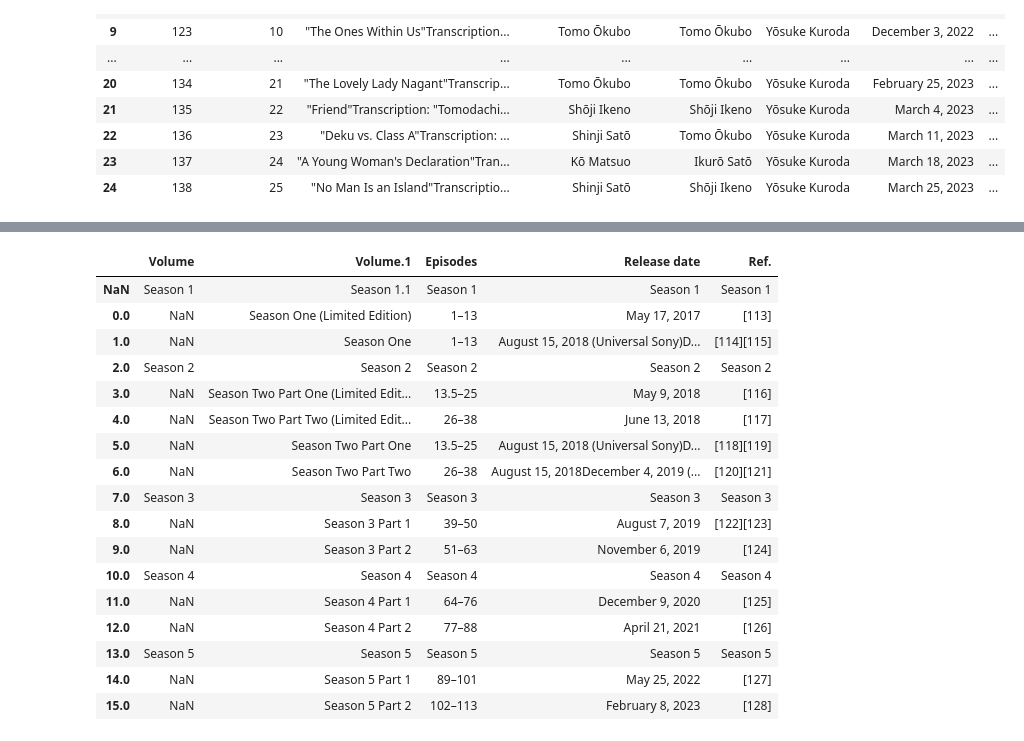
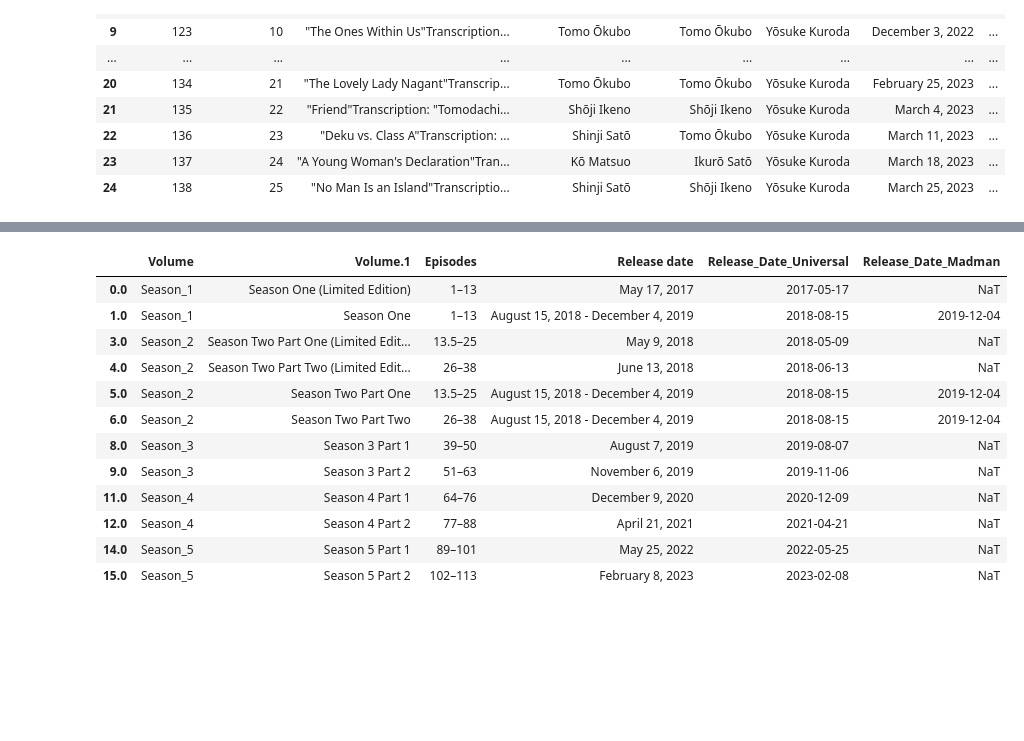
Before and after one commit to irwinjacky/AnimeShips, a Jupyter notebook: Anime_Clean.ipynb, the cells around one changed output, grey strips where cells are left out. Saved outputs shown, nothing was run; the diff lists cells and outputs as text; code cells hidden in the pictures; blank space fills up the shorter version.

```diff
--- a/Anime_Clean.ipynb
+++ b/Anime_Clean.ipynb
@@ -332,24 +439,66 @@ UP_UK
 # %%
 US_ME.head()
+#pd.set_option("max_colwidth", None)
 
 US_ME = US_ME.loc[:, ~US_ME.columns.str.contains('^Unnamed')]
 US_ME
+
+US_ME['Release date']=US_ME['Release date'].replace(['August 15, 2018 (Universal Sony)December 4, 2019 (Madman)'],'August 15, 2018 - December 4, 2019')
+US_ME
+
+US_ME['Release date']=US_ME['Release date'].replace(['August 15, 2018December 4, 2019 (Madman)'],'August 15, 2018 - December 4, 2019')
+US_ME
+
+US_ME.loc[0:1,'Volume']='Season_1'
+US_ME
+US_ME.loc[3:6,'Volume']='Season_2'
+US_ME
+US_ME.loc[8:9,'Volume']='Season_3'
+US_ME
+US_ME.loc[11:12,'Volume']='Season_4'
+US_ME
+US_ME.loc[14:15,'Volume']='Season_5'
+US_ME
+
+US_ = US_ME.drop(US_ME.index[14])
+US_
+_ME= US_.drop(US_.index[11])
+_ME
+US_ = _ME.drop(_ME.index[8])
+US_
+ME_ = US_.drop(US_.index[3])
+ME_
+ME_US = ME_[ME_.index.notnull()]
+ME_US
+
+
+
+releasedatesplit = ME_US['Release date'].str.split(pat='-',expand=True)
+releasedatesplit
+releasedatesplit.columns = ["Release_Date_Universal","Release_Date_Madman"]
+releasedatesplit
+ME_US = ME_US.join(releasedatesplit)
+ME_US
+
+ME_US["Release_Date_Universal"] = pd.to_datetime(ME_US["Release_Date_Universal"])
+ME_US
+
+ME_US["Release_Date_Madman"] = pd.to_datetime(ME_US["Release_Date_Madman"],errors='coerce')
+ME_US
+
+Us_Me = ME_US.drop(columns=['Ref.'])
+Us_Me
 # %% [output]
-|  | Volume | Volume.1 | Episodes | Release date | Ref. |
-| NaN | Season 1 | Season 1.1 | Season 1 | Season 1 | Season 1 |
-| 0.0 | NaN | Season One (Limited Edition) | 1–13 | May 17, 2017 | [113] |
-| 1.0 | NaN | Season One | 1–13 | August 15, 2018 (Universal Sony)D... | [114][115] |
-| 2.0 | Season 2 | Season 2 | Season 2 | Season 2 | Season 2 |
-| 3.0 | NaN | Season Two Part One (Limited Edit... | 13.5–25 | May 9, 2018 | [116] |
-| 4.0 | NaN | Season Two Part Two (Limited Edit... | 26–38 | June 13, 2018 | [117] |
-| 5.0 | NaN | Season Two Part One | 13.5–25 | August 15, 2018 (Universal Sony)D... | [118][119] |
-| 6.0 | NaN | Season Two Part Two | 26–38 | August 15, 2018December 4, 2019 (... | [120][121] |
-| 7.0 | Season 3 | Season 3 | Season 3 | Season 3 | Season 3 |
-| 8.0 | NaN | Season 3 Part 1 | 39–50 | August 7, 2019 | [122][123] |
-| 9.0 | NaN | Season 3 Part 2 | 51–63 | November 6, 2019 | [124] |
-| 10.0 | Season 4 | Season 4 | Season 4 | Season 4 | Season 4 |
-| 11.0 | NaN | Season 4 Part 1 | 64–76 | December 9, 2020 | [125] |
-| 12.0 | NaN | Season 4 Part 2 | 77–88 | April 21, 2021 | [126] |
-| 13.0 | Season 5 | Season 5 | Season 5 | Season 5 | Season 5 |
-| 14.0 | NaN | Season 5 Part 1 | 89–101 | May 25, 2022 | [127] |
-| 15.0 | NaN | Season 5 Part 2 | 102–113 | February 8, 2023 | [128] |
+|  | Volume | Volume.1 | Episodes | Release date | Release_Date_Universal | Release_Date_Madman |
+| 0.0 | Season_1 | Season One (Limited Edition) | 1–13 | May 17, 2017 | 2017-05-17 | NaT |
+| 1.0 | Season_1 | Season One | 1–13 | August 15, 2018 - December 4, 2019 | 2018-08-15 | 2019-12-04 |
+| 3.0 | Season_2 | Season Two Part One (Limited Edit... | 13.5–25 | May 9, 2018 | 2018-05-09 | NaT |
+| 4.0 | Season_2 | Season Two Part Two (Limited Edit... | 26–38 | June 13, 2018 | 2018-06-13 | NaT |
+| 5.0 | Season_2 | Season Two Part One | 13.5–25 | August 15, 2018 - December 4, 2019 | 2018-08-15 | 2019-12-04 |
+| 6.0 | Season_2 | Season Two Part Two | 26–38 | August 15, 2018 - December 4, 2019 | 2018-08-15 | 2019-12-04 |
+| 8.0 | Season_3 | Season 3 Part 1 | 39–50 | August 7, 2019 | 2019-08-07 | NaT |
+| 9.0 | Season_3 | Season 3 Part 2 | 51–63 | November 6, 2019 | 2019-11-06 | NaT |
+| 11.0 | Season_4 | Season 4 Part 1 | 64–76 | December 9, 2020 | 2020-12-09 | NaT |
+| 12.0 | Season_4 | Season 4 Part 2 | 77–88 | April 21, 2021 | 2021-04-21 | NaT |
+| 14.0 | Season_5 | Season 5 Part 1 | 89–101 | May 25, 2022 | 2022-05-25 | NaT |
+| 15.0 | Season_5 | Season 5 Part 2 | 102–113 | February 8, 2023 | 2023-02-08 | NaT |
```
Also changed, not shown: parts of 19 cells of this notebook, 12 other files.
